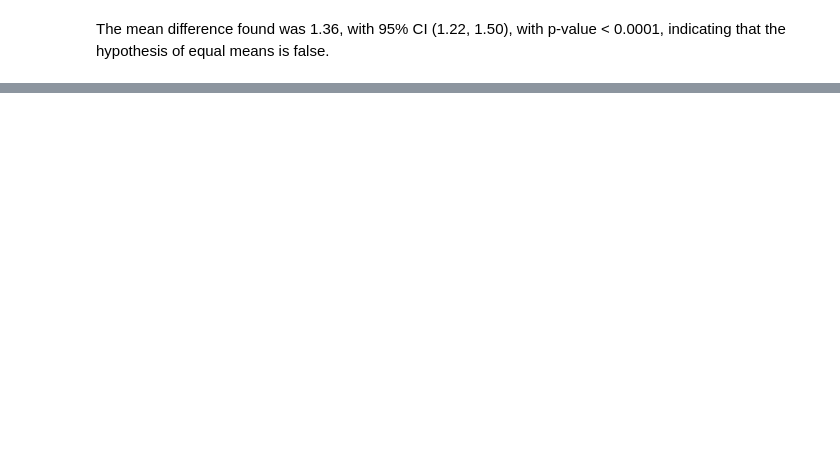
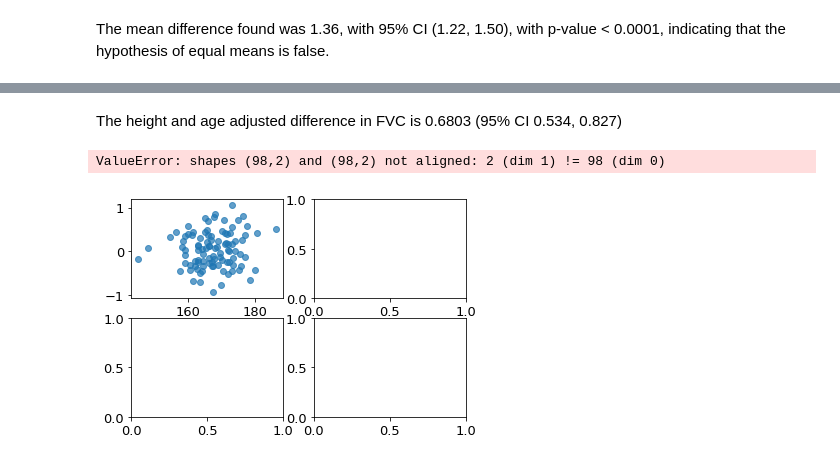
Before and after one commit to liavaldetaro/Biostatistics, a Jupyter notebook: day_5_exercise_2.ipynb, the cells around one changed output, grey strips where cells are left out. Drawn from its saved outputs; the diff is of its cells as text; code cells hidden in the pictures; blank space fills up the shorter version.

```diff
--- a/day_5_exercise_2.ipynb
+++ b/day_5_exercise_2.ipynb
@@ -182,0 +252,5 @@ deviation are -7.15 (95% CI [-9.77 ; -4.53], 0.07 (95% CI [0.05 ; 0.08] and 0.78
+# %%
+X = sm.add_constant(danfund[['height', 'sex']])
+Y = danfund['fvc']
+model_multiple = sm.OLS(Y, X).fit()
+print(model_multiple.summary())
@@ -182,0 +310,8 @@ deviation are -7.15 (95% CI [-9.77 ; -4.53], 0.07 (95% CI [0.05 ; 0.08] and 0.78
+# %%
+# independent parameters; height, sex, and age
+# dependent parameter: fvc
+
+X = sm.add_constant(danfund[['height', 'sex', 'agegrp50']])
+Y = danfund['fvc']
+model_multiple2 = sm.OLS(Y, X).fit()
+print(model_multiple2.summary())
@@ -182,0 +336,39 @@ deviation are -7.15 (95% CI [-9.77 ; -4.53], 0.07 (95% CI [0.05 ; 0.08] and 0.78
+# %% [markdown]
+The height and age adjusted difference in FVC is 0.6803 (95% CI 0.534, 0.827)
+# %%
+# checking the model assumptions
+
+
+%matplotlib inline
+plt.rcParams.update({'font.size': 13})
+fig, ax = plt.subplots(2, 2)
+
+for a in range(0,2):
+    for s in range(0, 2):
+
+        df = danfund.loc[danfund['sex'] == s]
+        df = df.loc[danfund['agegrp50'] == a]
+
+        x_subset = sm.add_constant(df[['height', 'sex', 'agegrp50']], has_constant='add')
+
+        df['residual'] = model_multiple2.predict(x_subset)
+        ax[a, s].scatter(df['height'], df['residual'] - df['fvc'], alpha=0.7)
+
+        x_res = sm.add_constant(df['height'], has_constant='add')
+        residual_fit = sm.OLS(df['residual'], x_res)
+        ax[a, s].plot(df['height'], residual_fit.predict(x_res))
+
+        if a == 0:
+            title = str('younger')
+        else:
+            title = str('older')
+        if s == 0:
+            title = title + str(', female')
+        else:
+            title = title + str(', male')
+        ax[a, s].set_title(title)
+plt.tight_layout()
+plt.show()
+# %% [output]
+ValueError: shapes (98,2) and (98,2) not aligned: 2 (dim 1) != 98 (dim 0)
+[figure, added]
```
Also changed, not shown: parts of 25 cells of this notebook.
